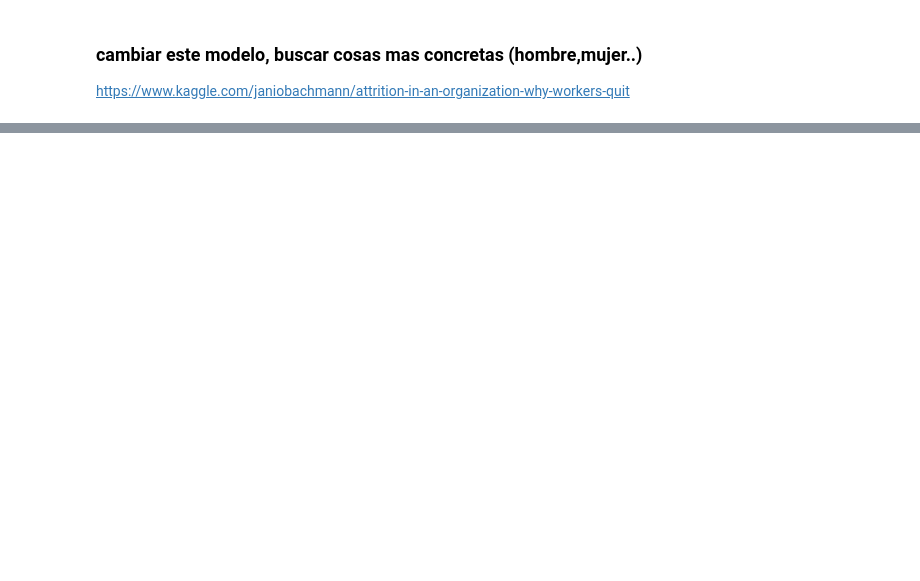
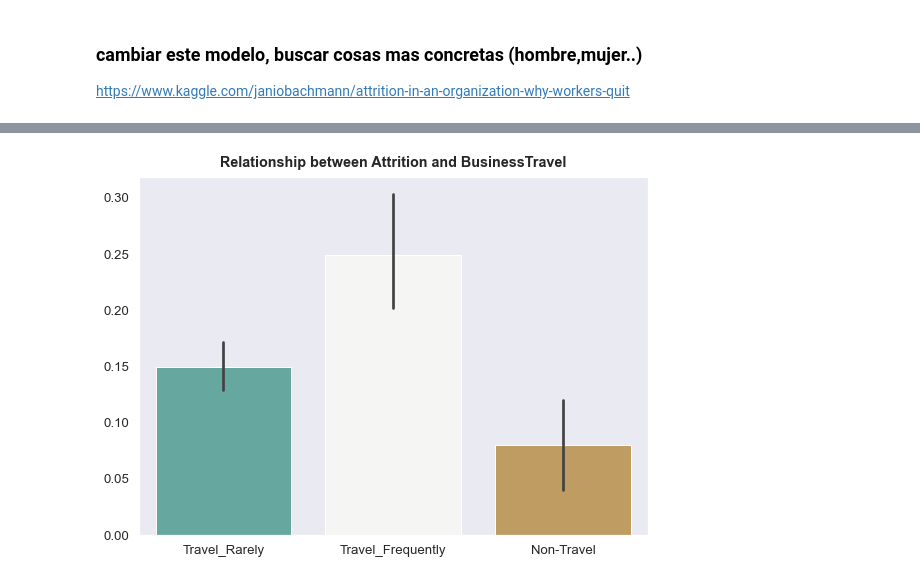
Before and after one commit to gonzalo71/TestGit, a Jupyter notebook: IBM_HR_Analytics_Employee.ipynb, the cells around one changed output, grey strips where cells are left out. Drawn from its saved outputs; the diff is of its cells as text; code cells hidden in the pictures; blank space fills up the shorter version.

```diff
--- a/IBM_HR_Analytics_Employee.ipynb
+++ b/IBM_HR_Analytics_Employee.ipynb
@@ -159,2 +161,12 @@ for i, column in enumerate(cat_cols, 1):
 # %%
 # aqui vemos una serie de cosas interesantes: una persona que viaja mucho por trabajo, mayoritariamente en ventas, un poco mas hombres que mujeres, hace horas extras y soltero.
+# %%
+# bussines travel
+plt.figure(figsize=(8,6))
+g = sns.barplot(x="BusinessTravel", y='Attrition_numeric', data=df,palette='BrBG_r')
+plt.ylabel('')
+plt.title("Relationship between Attrition and BusinessTravel")
+plt.xlabel("")
+plt.grid(False)
+# %% [output]
+[figure, added]
```
Also changed, not shown: parts of 9 cells of this notebook, 3 other files.
